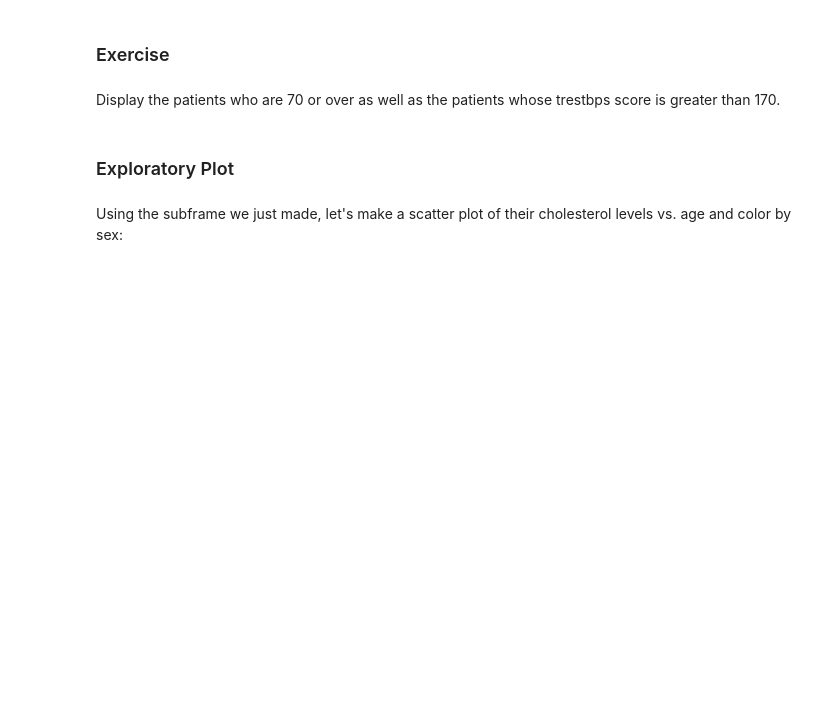
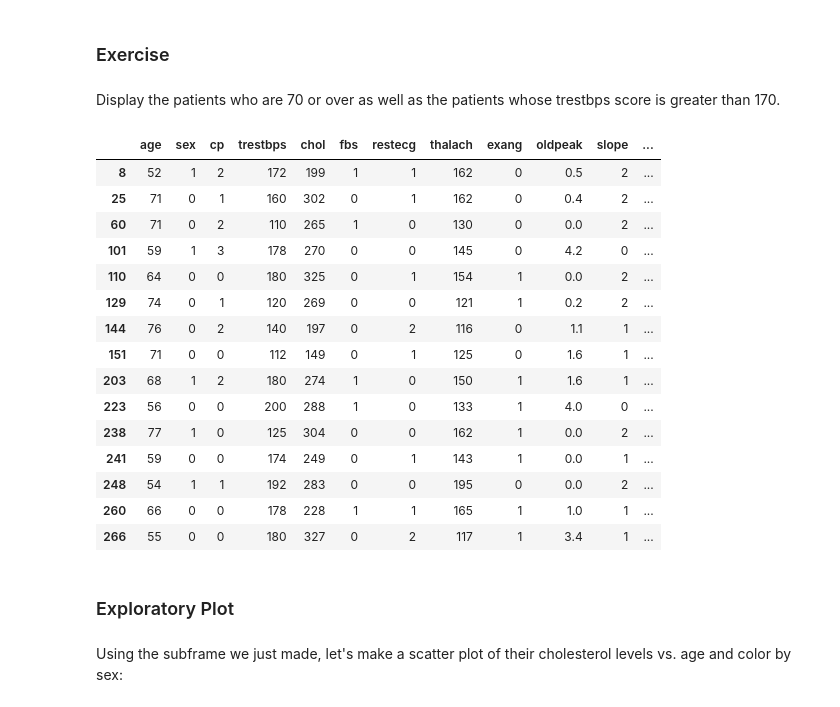
Before and after one commit to JoshuaSehwani/JSPythonAssignmentsDS311, a Jupyter notebook: Lab_Assignment/Python_Lab_Exercise_2.ipynb, the cells around one changed output. Cells and saved outputs as stored; diff of their text form; code cells hidden in the pictures; blank space fills up the shorter version.

```diff
--- a/Lab_Assignment/Python_Lab_Exercise_2.ipynb
+++ b/Lab_Assignment/Python_Lab_Exercise_2.ipynb
@@ -156,6 +311,25 @@ Use '&' for "and" and '|' for "or".
 Display the patients who are 70 or over as well as the patients whose trestbps score is greater than 170.
 # %%
 # Enter your code here
+newdf = heart_augmented[(heart_augmented['age'] > 70) | (heart_augmented['trestbps'] > 170)]
+newdf
+# %% [output]
+|  | age | sex | cp | trestbps | chol | fbs | restecg | thalach | exang | oldpeak | slope | ... |
+| 8 | 52 | 1 | 2 | 172 | 199 | 1 | 1 | 162 | 0 | 0.5 | 2 | ... |
+| 25 | 71 | 0 | 1 | 160 | 302 | 0 | 1 | 162 | 0 | 0.4 | 2 | ... |
+| 60 | 71 | 0 | 2 | 110 | 265 | 1 | 0 | 130 | 0 | 0.0 | 2 | ... |
+| 101 | 59 | 1 | 3 | 178 | 270 | 0 | 0 | 145 | 0 | 4.2 | 0 | ... |
+| 110 | 64 | 0 | 0 | 180 | 325 | 0 | 1 | 154 | 1 | 0.0 | 2 | ... |
+| 129 | 74 | 0 | 1 | 120 | 269 | 0 | 0 | 121 | 1 | 0.2 | 2 | ... |
+| 144 | 76 | 0 | 2 | 140 | 197 | 0 | 2 | 116 | 0 | 1.1 | 1 | ... |
+| 151 | 71 | 0 | 0 | 112 | 149 | 0 | 1 | 125 | 0 | 1.6 | 1 | ... |
+| 203 | 68 | 1 | 2 | 180 | 274 | 1 | 0 | 150 | 1 | 1.6 | 1 | ... |
+| 223 | 56 | 0 | 0 | 200 | 288 | 1 | 0 | 133 | 1 | 4.0 | 0 | ... |
+| 238 | 77 | 1 | 0 | 125 | 304 | 0 | 0 | 162 | 1 | 0.0 | 2 | ... |
+| 241 | 59 | 0 | 0 | 174 | 249 | 0 | 1 | 143 | 1 | 0.0 | 1 | ... |
+| 248 | 54 | 1 | 1 | 192 | 283 | 0 | 0 | 195 | 0 | 0.0 | 2 | ... |
+| 260 | 66 | 0 | 0 | 178 | 228 | 1 | 1 | 165 | 1 | 1.0 | 1 | ... |
+| 266 | 55 | 0 | 0 | 180 | 327 | 0 | 2 | 117 | 1 | 3.4 | 1 | ... |
 # %% [markdown]
 ### Exploratory Plot
 # %% [markdown]
```
Also changed, not shown: parts of 40 cells of this notebook, 1 other file.
